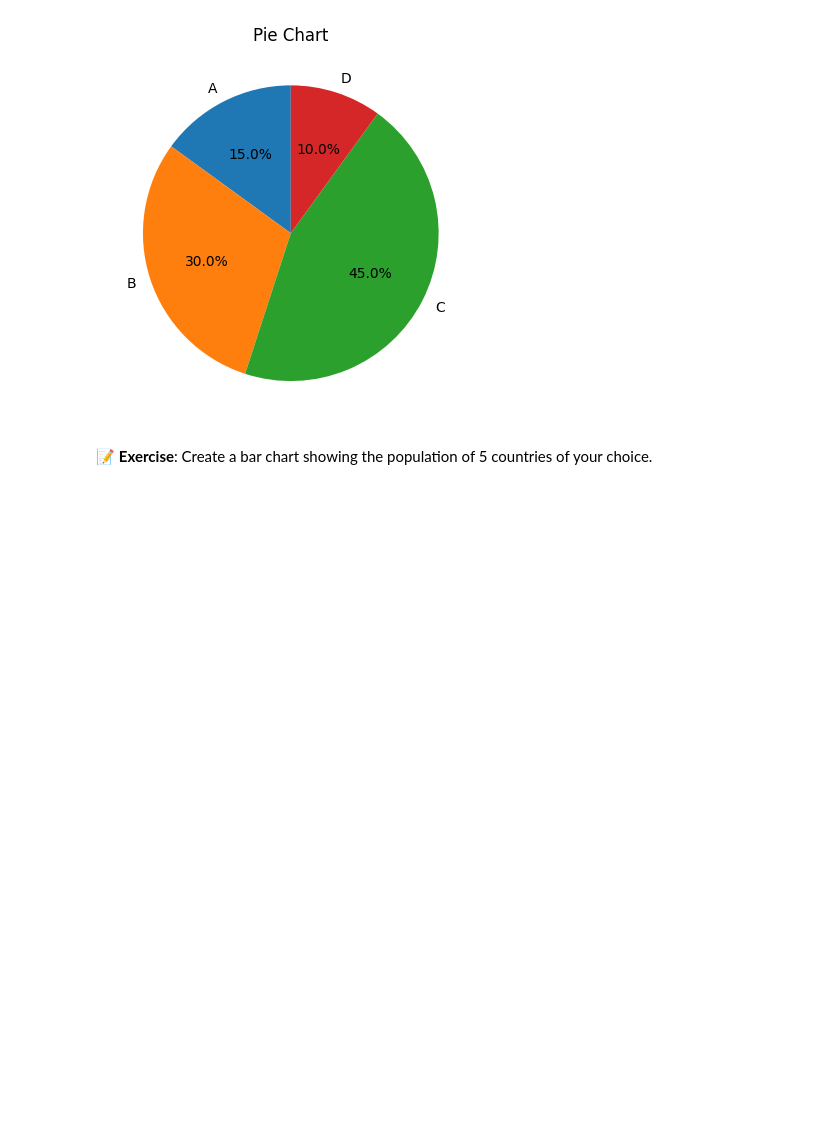
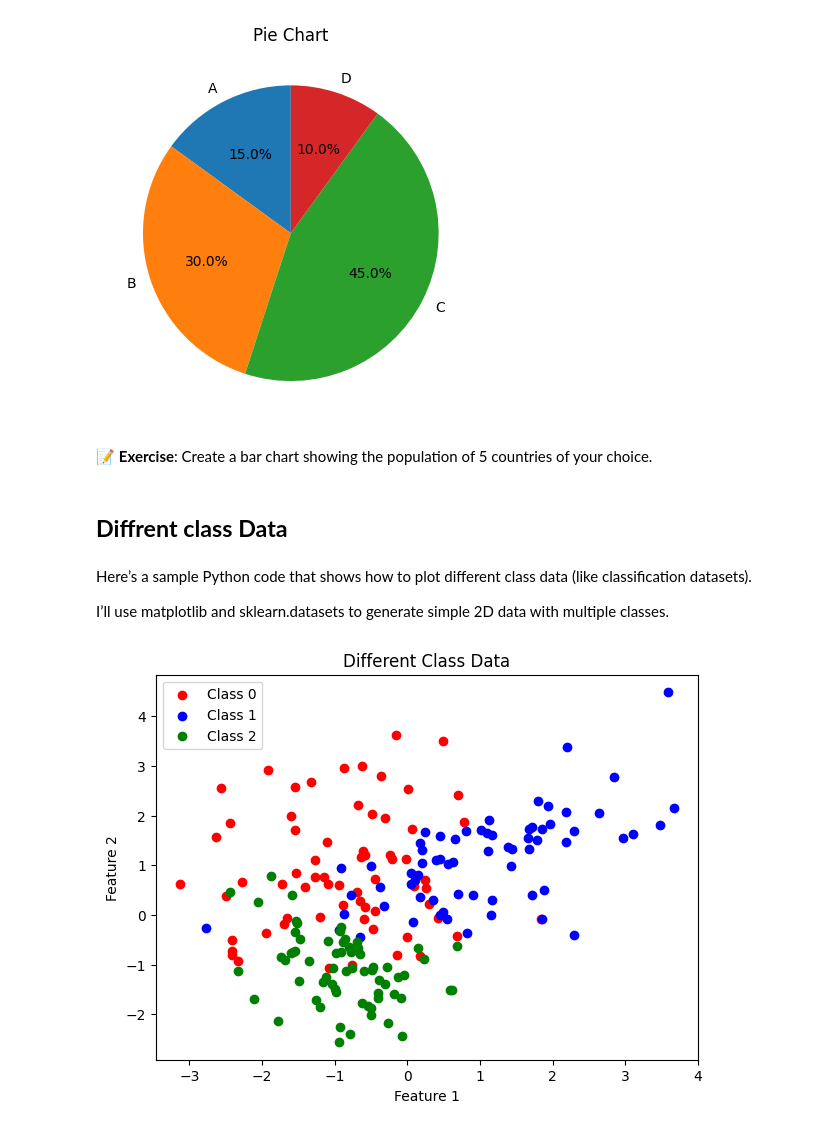
Before and after one commit to yibesh/-2025_Artifical-Intelligence-, a Jupyter notebook: Python_Basics_Tutorial_Final.ipynb, the cells around one changed output. Drawn from its saved outputs; the diff is of its cells as text; code cells hidden in the pictures; blank space fills up the shorter version.

```diff
--- a/Python_Basics_Tutorial_Final.ipynb
+++ b/Python_Basics_Tutorial_Final.ipynb
@@ -285,3 +285,39 @@ plt.show()
 [figure]
 # %% [markdown]
 📝 **Exercise**: Create a bar chart showing the population of 5 countries of your choice.
+# %% [markdown]
+## **Diffrent class Data**
+# %% [markdown]
+
+
+Here’s a sample Python code that shows how to plot different class data (like classification datasets).
+
+I’ll use matplotlib and sklearn.datasets to generate simple 2D data with multiple classes.
+# %%
+import matplotlib.pyplot as plt
+from sklearn.datasets import make_classification
+
+# Generate synthetic dataset with 3 classes
+X, y = make_classification(
+    n_samples=200,      # number of points
+    n_features=2,       # 2D data
+    n_classes=3,        # 3 classes
+    n_informative=2,
+    n_redundant=0,
+    n_clusters_per_class=1,  # ✅ Fix: 1 cluster per class
+    random_state=42
+)
+
+# Plot the data
+plt.figure(figsize=(7,5))
+plt.scatter(X[y==0, 0], X[y==0, 1], color="red", label="Class 0")
+plt.scatter(X[y==1, 0], X[y==1, 1], color="blue", label="Class 1")
+plt.scatter(X[y==2, 0], X[y==2, 1], color="green", label="Class 2")
+
+plt.title("Different Class Data")
+plt.xlabel("Feature 1")
+plt.ylabel("Feature 2")
+plt.legend()
+plt.show()
+# %% [output]
+[figure, added]
```
